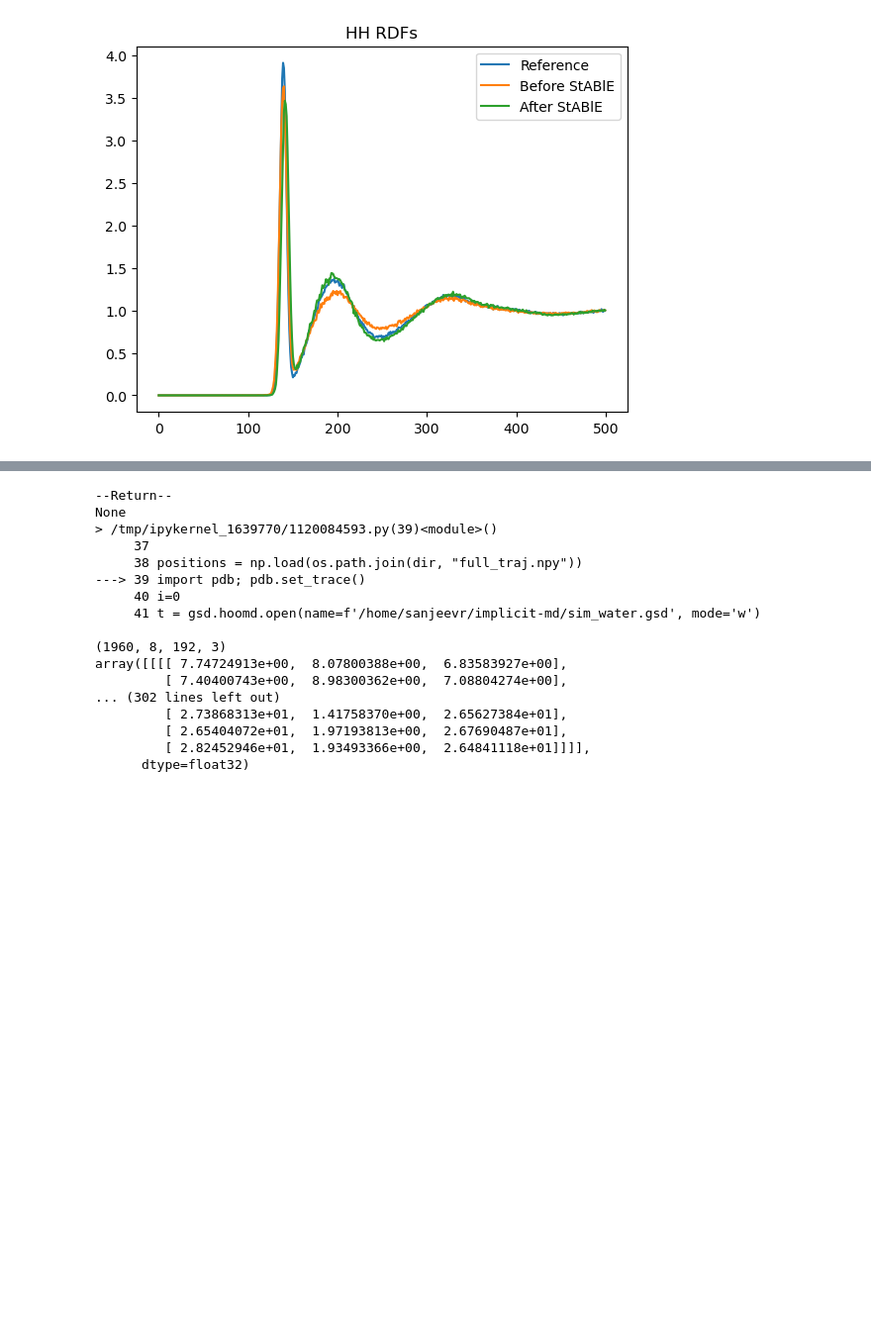
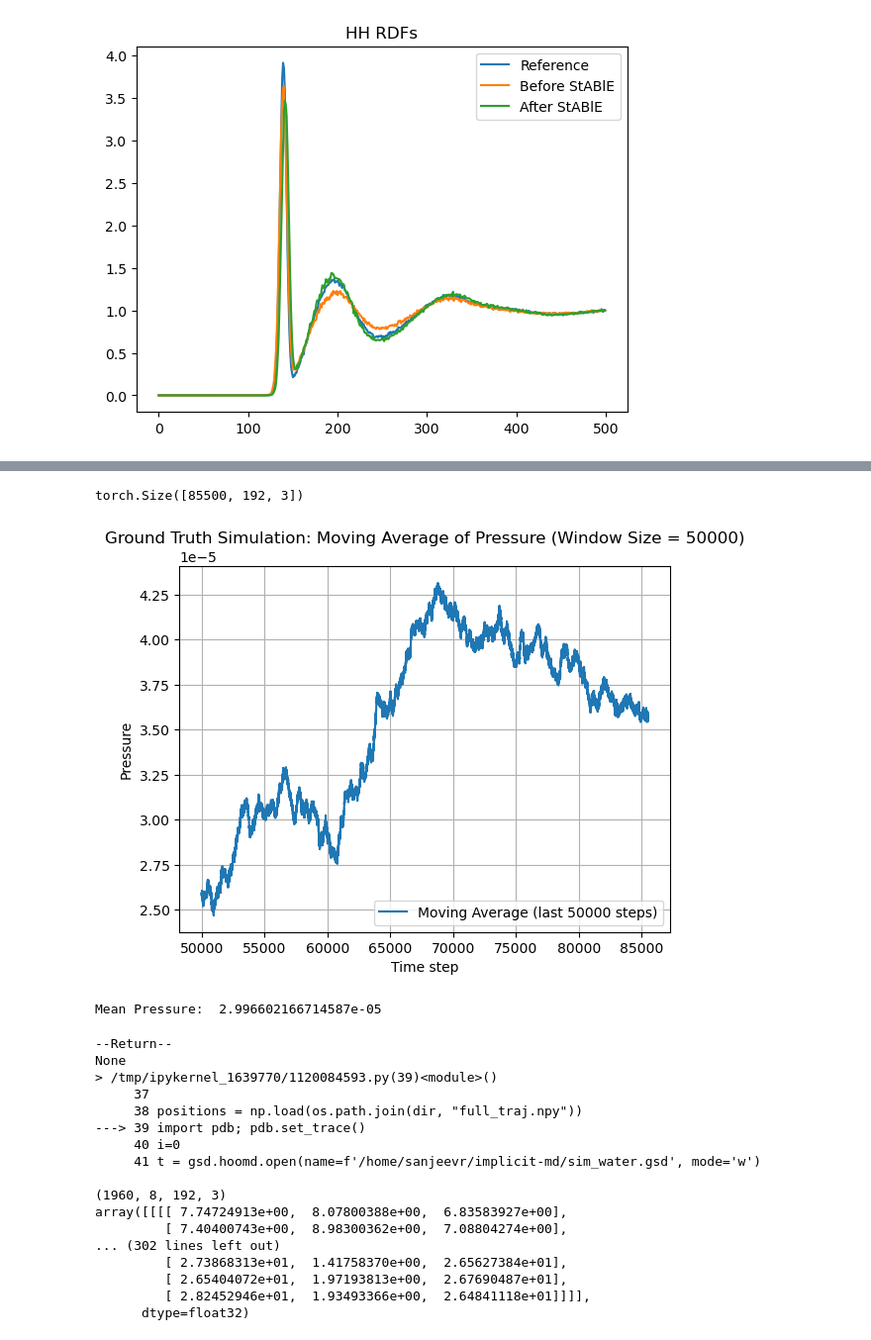
Before and after one commit to jeevster/implicit-md, a Jupyter notebook: Untitled.ipynb, the cells around one changed output, grey strips where cells are left out. Shown at 99% size. Drawn from its saved outputs; the diff is of its cells as text; code cells hidden in the pictures; blank space fills up the shorter version.

```diff
--- a/Untitled.ipynb
+++ b/Untitled.ipynb
@@ -208,3 +220,63 @@ The mean pressure is: -0.00020561705597137115
+# %%
+# Pressure analysis of ground truth simulations
+import os
+import numpy as np
+import matplotlib.pyplot as plt
+import torch
+from functorch import vmap
+from mdsim.md.integrator import get_stress
+from mdsim.datasets.lmdb_dataset import LmdbDataset
+from mdsim.common.utils import data_to_atoms
+from tqdm import tqdm
+
+base_path = "/data/sanjeevr"
+gt_data_continuous = np.load(os.path.join(base_path, 'contiguous-water', '90k', 'train/nequip_npz.npz'))
+gt_traj_continuous = torch.tensor(gt_data_continuous.f.unwrapped_coords)
+gt_lattices = torch.FloatTensor(gt_data_continuous.f.lattices)
+
+gt_vels = torch.FloatTensor(gt_data_continuous.f.velocities)
+gt_forces = torch.FloatTensor(gt_data_continuous.f.forces)
+# volume = torch.linalg.det(torch.FloatTensor(gt_data_continuous.f.lattices))[0]
+train_src = os.path.join("/data/sanjeevr/water/10k", 'train')
+train_dataset = LmdbDataset({'src': train_src})
+#get random initial condition from dataset
+init_data = train_dataset.__getitem__(10)
+atoms = data_to_atoms(init_data)
+masses = torch.Tensor(atoms.get_masses().reshape(1, -1, 1))
+
+# positions, velocities, forces, masses, volume
+pressures = []
+print(gt_traj_continuous.shape)
+for pos, vel, force, cell in tqdm(zip(gt_traj_continuous, gt_vels, gt_forces, gt_lattices)):
+    pos = pos.unsqueeze(0)
+    vel = vel.unsqueeze(0)
+    force = force.unsqueeze(0)
+    cell = cell.unsqueeze(0)
+    stress_tensor = get_stress(pos, vel, force, masses, cell)
+    pressure = vmap(torch.diag)(stress_tensor).mean(dim=1)
+    pressures.append(pressure.item())
+
+# Calculate the moving average with a window size of 500
+window_size = 50000
+if len(pressures) >= window_size:
+    moving_avg = np.convolve(pressures, np.ones(window_size)/window_size, mode='valid')
+
+    plt.figure()
+    plt.plot(range(window_size-1, len(pressures)), moving_avg, label=f'Moving Average (last {window_size} steps)')
+    plt.xlabel('Time step')
+    plt.ylabel('Pressure')
+    plt.title(f'Ground Truth Simulation: Moving Average of Pressure (Window Size = {window_size})')
+    plt.grid(True)
+    plt.legend()
+    plt.show()
+else:
+    print(f"Not enough data points to calculate a moving average with a window size of {window_size}.")
+
+print("Mean Pressure: ", np.mean(pressures))
+# %% [output]
+torch.Size([85500, 192, 3])
+[figure, added]
+Mean Pressure:  2.996602166714587e-05
 # %%
 
 # # positions = np.load(f'/home/sanjeevr/implicit-md/results_localneighborhoods/IMPLICIT_gemnet_t_water_TEST_bond_length_dev_singlemolecule_lr=0.003_efweight=0/stacked_radii_epoch31.npy')[:, 0].reshape(-1, 192, 3)
```
Also changed, not shown: parts of 3 cells of this notebook, 4 other files.
